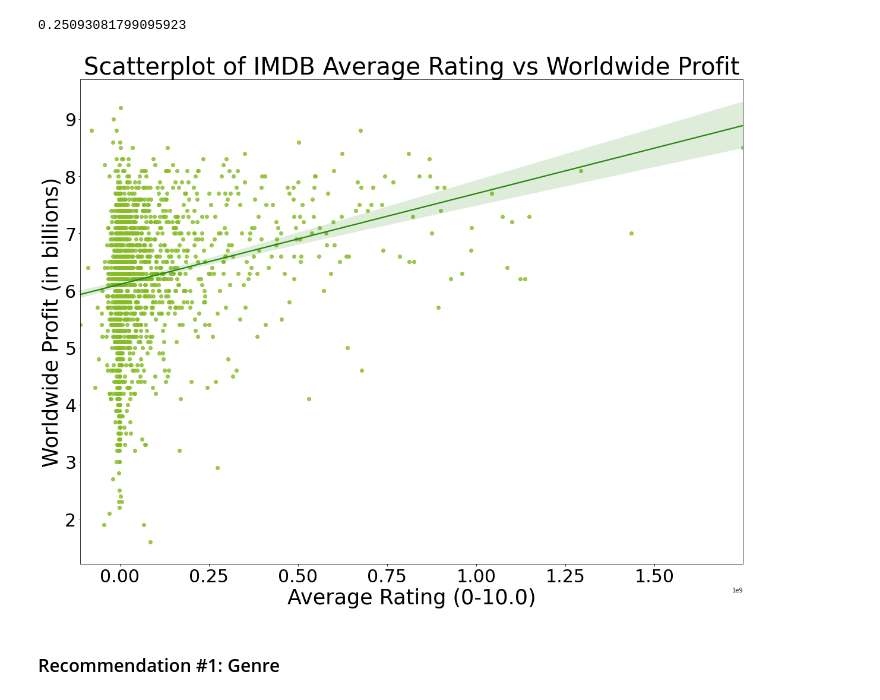
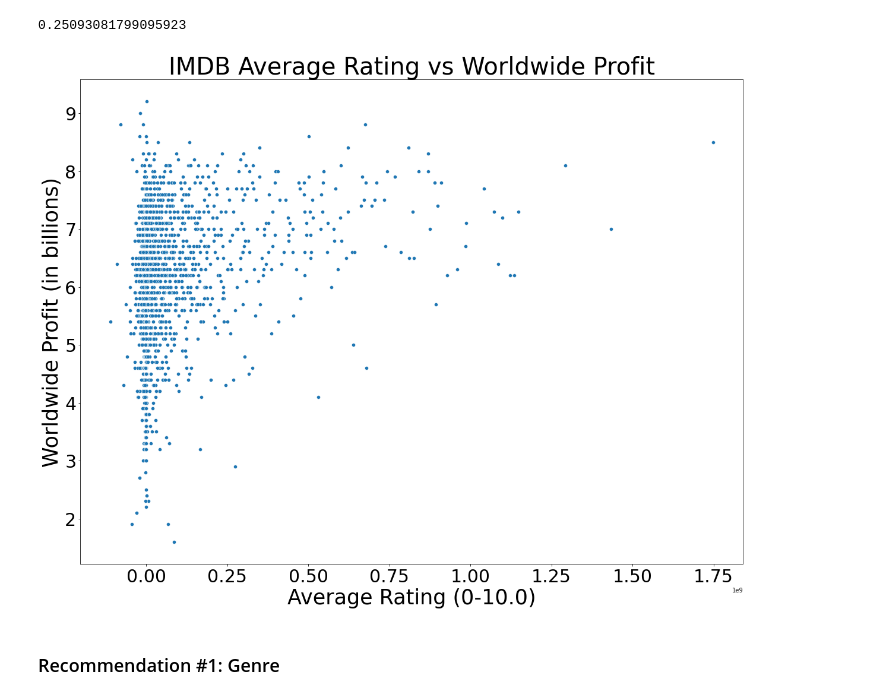
Before and after one commit to abwilliamss/AIAcademy-capstone, a Jupyter notebook: AI Academy Capstone Project.ipynb, the cells around one changed output. Drawn from its saved outputs; the diff is of its cells as text; code cells hidden in the pictures.

```diff
--- a/AI Academy Capstone Project.ipynb
+++ b/AI Academy Capstone Project.ipynb
@@ -110,19 +110,19 @@ average_rating
 # %%
 # scatterplot showing the relationship between "popularity" and "worldwide_profit"
 plt.figure(figsize=(20, 15))
-sns.regplot(y=final_master_df['imdb_average_rating'], x=final_master_df['worldwide_profit'],
-               scatter_kws={"color": "#86BC25"}, line_kws={"color": "#26890D"})
+sns.scatterplot(y=final_master_df['imdb_average_rating'],
+            x=final_master_df['worldwide_profit'])
 
 # set barplot title and axes labels
-plt.title(label = "Scatterplot of IMDB Average Rating vs Worldwide Profit", fontsize=40)
+plt.title(label = "IMDB Average Rating vs Worldwide Profit", fontsize=40)
 plt.xlabel("Average Rating (0-10.0)", fontsize=35)
 plt.ylabel("Worldwide Profit (in billions)", fontsize=35)
 
 # set x and y tick size
 plt.xticks(size = 30)
 plt.yticks(size = 30);
 # %% [output]
-[figure, old version]
+[figure, new version]
 # %% [markdown]
 ### Recommendation #1: Genre
 # %%
```
Also changed, not shown: parts of 2 cells of this notebook.
